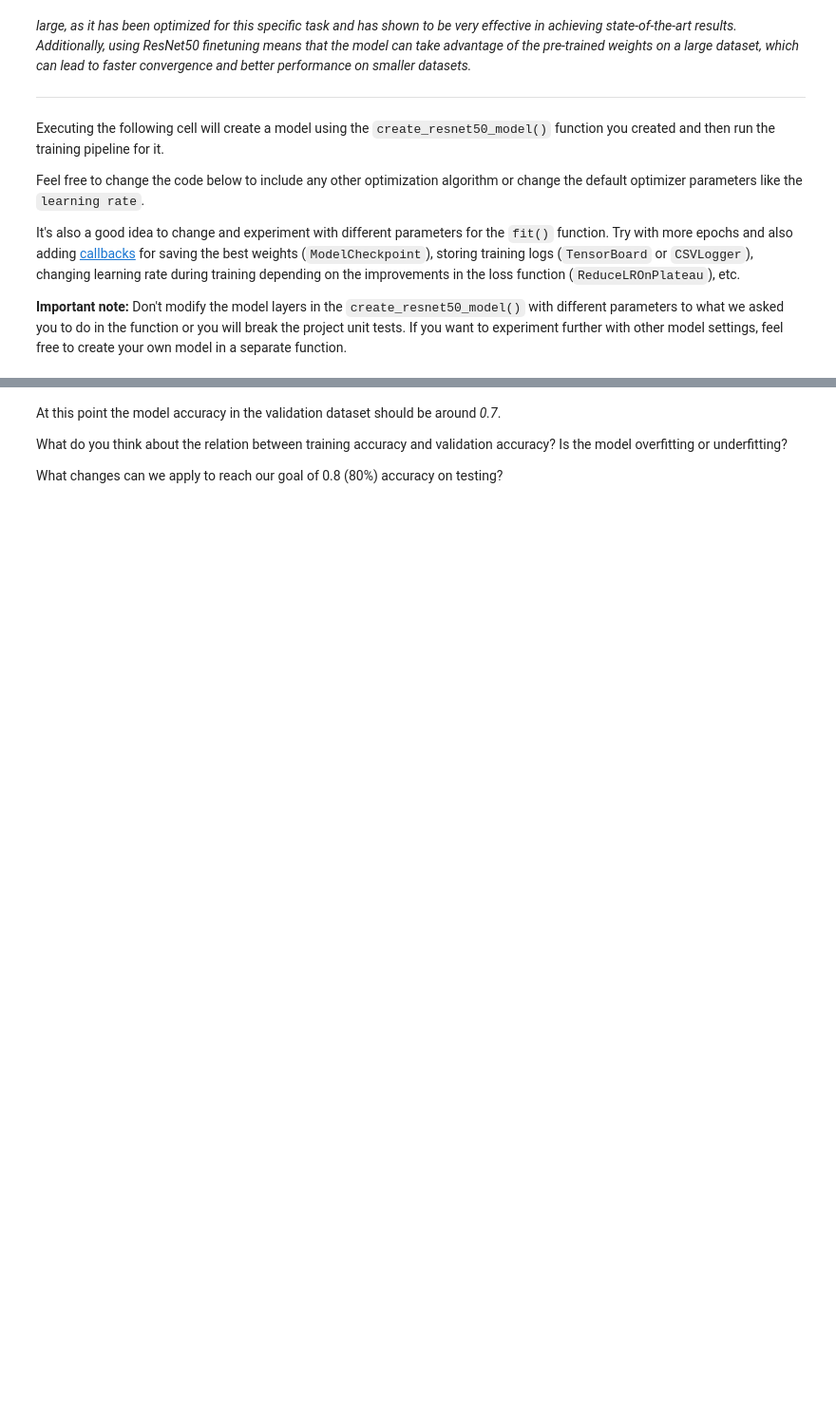
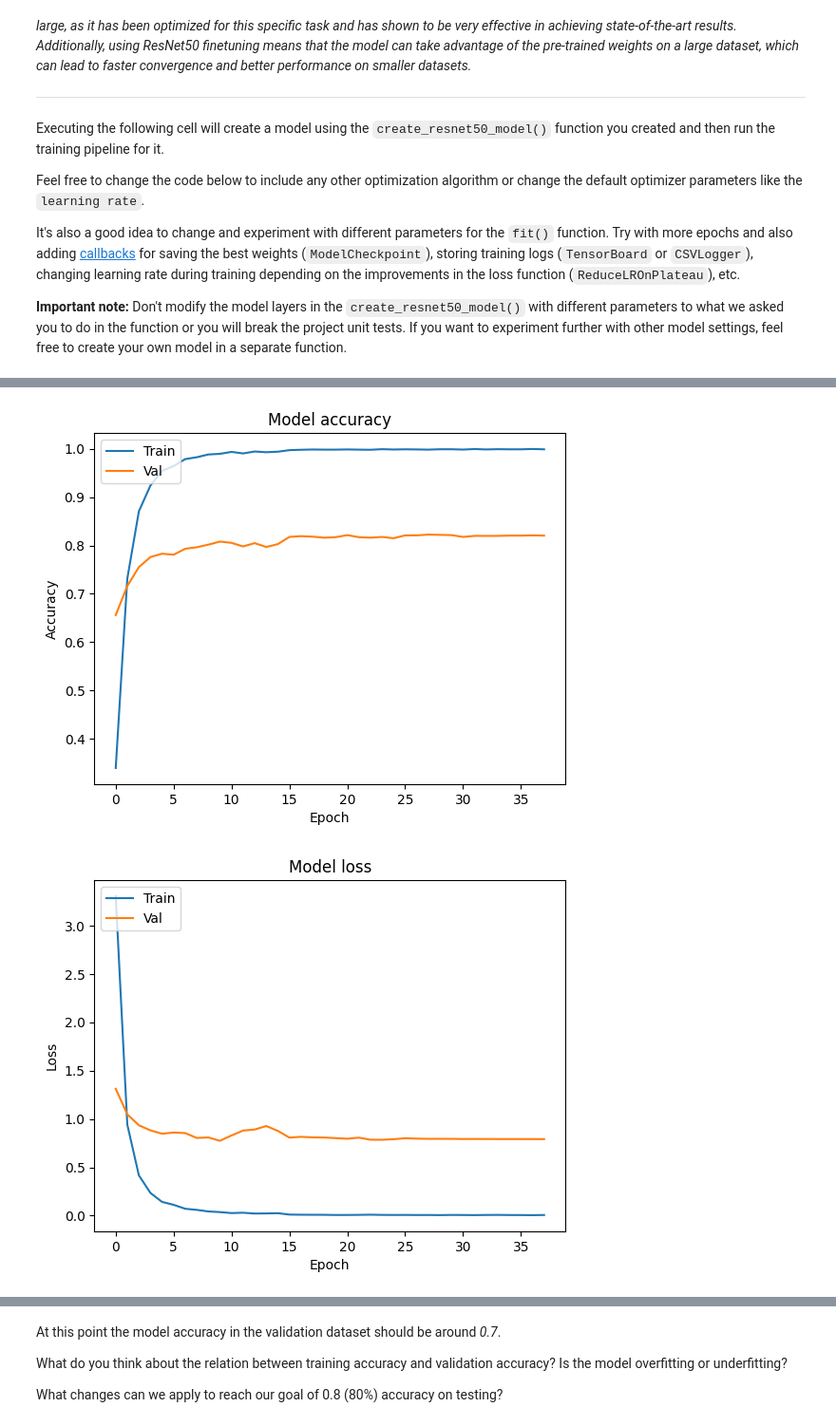
Before and after one commit to amulet1989/Vehicle-classification-from-images, a Jupyter notebook: AnyoneAI - Sprint Project 04.ipynb, the cells around one changed output, grey strips where cells are left out. Shown at 95% size. Cells and saved outputs as stored; diff of their text form; code cells hidden in the pictures; blank space fills up the shorter version.

```diff
--- a/AnyoneAI - Sprint Project 04.ipynb
+++ b/AnyoneAI - Sprint Project 04.ipynb
@@ -250,19 +396,14 @@ resnet50_model = models.create_resnet50_model(
 
 # Compile the model
 resnet50_model.compile(
-    optimizer=keras.optimizers.Adam(learning_rate=5e-4),
+    optimizer=keras.optimizers.Adam(learning_rate=5e-5),
     loss="categorical_crossentropy",
     metrics=["accuracy"],
 )
 
-resnet50_model.fit(
+history_resnet50 = resnet50_model.fit(
     train_ds,
     validation_data=test_ds,
-    epochs=20,
-    callbacks=[
-        keras.callbacks.EarlyStopping(
-            patience=5,
-            restore_best_weights=True,
-        )
-    ],
+    epochs=50,
+    callbacks=callbacks,
 )
@@ -268,0 +428,6 @@ resnet50_model.fit(
+# %%
+plot_history(history_resnet50)
+test_loss, test_accuracy = resnet50_model.evaluate(test_ds)
+# %% [output]
+[figure, added]
+[figure, added]
```
Also changed, not shown: parts of 28 cells of this notebook.
